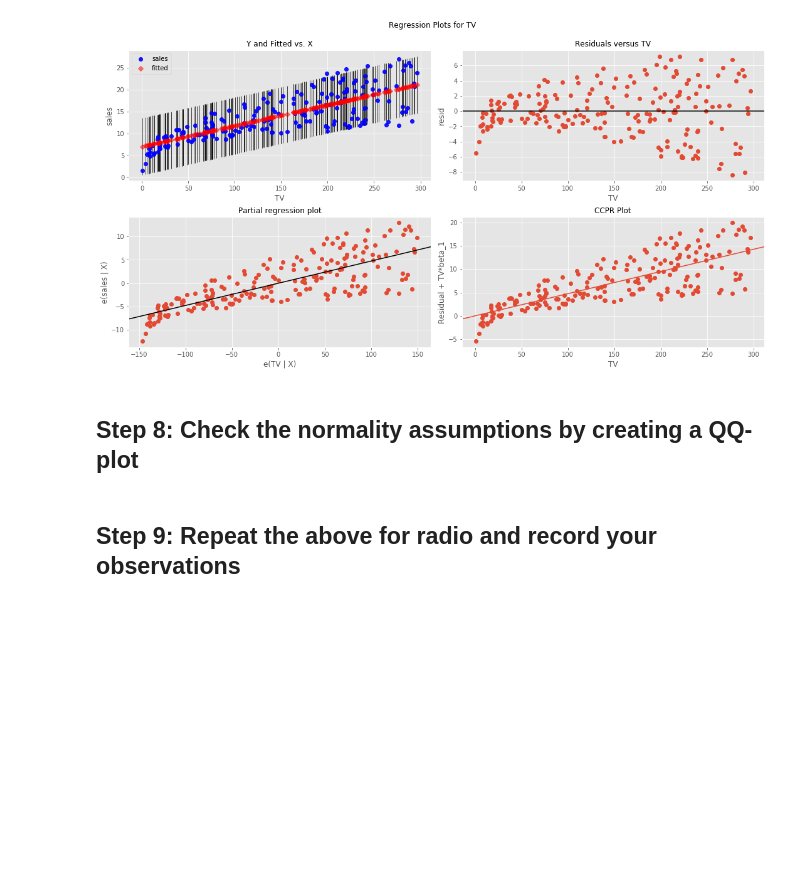
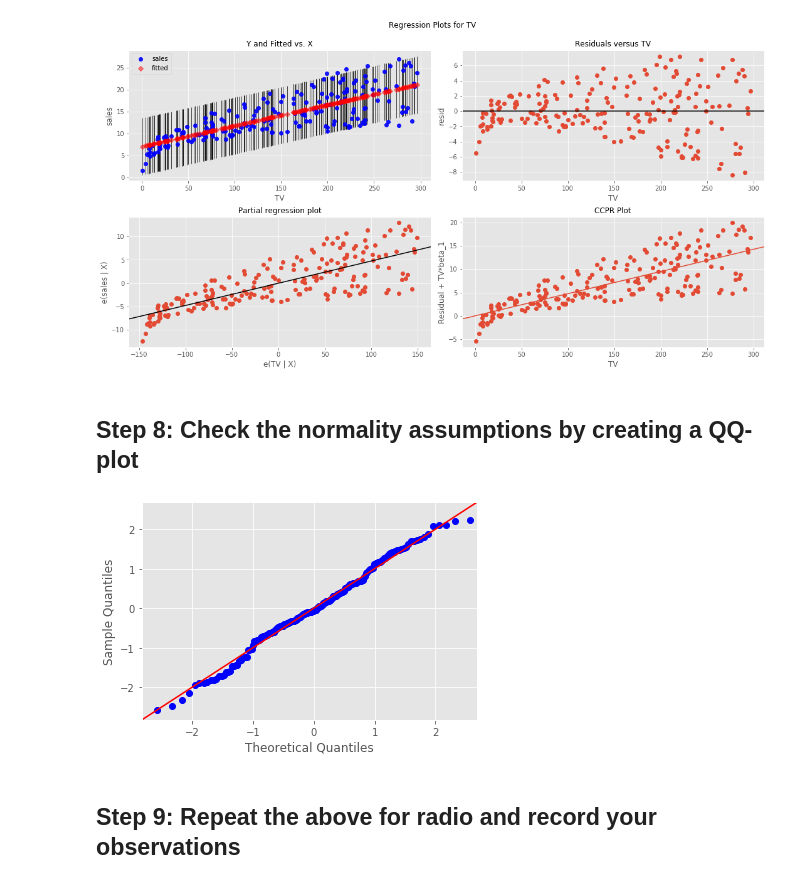
Before and after one commit to yagutaro/dsc-ols-statsmodels-lab-hbs-ds-060120, a Jupyter notebook: index.ipynb, the cells around one changed output. Drawn from its saved outputs; the diff is of its cells as text; code cells hidden in the pictures; blank space fills up the shorter version.

```diff
--- a/index.ipynb
+++ b/index.ipynb
@@ -182,7 +183,9 @@ fig = sm.graphics.plot_regress_exog(model, 'TV', fig=fig)
 # %%
 # Code for QQ-plot here
 import scipy.stats as stats
 residuals = model.resid
-fig = sm.graphics.qqplot(residuals, dist=stats.norm, line='45')
+fig = sm.graphics.qqplot(residuals, dist=stats.norm, line='45', fit=True)
+# %% [output]
+[figure, added]
 # %%
 # Record Your observations on the normality assumption
```
Also changed, not shown: parts of 3 cells of this notebook.
